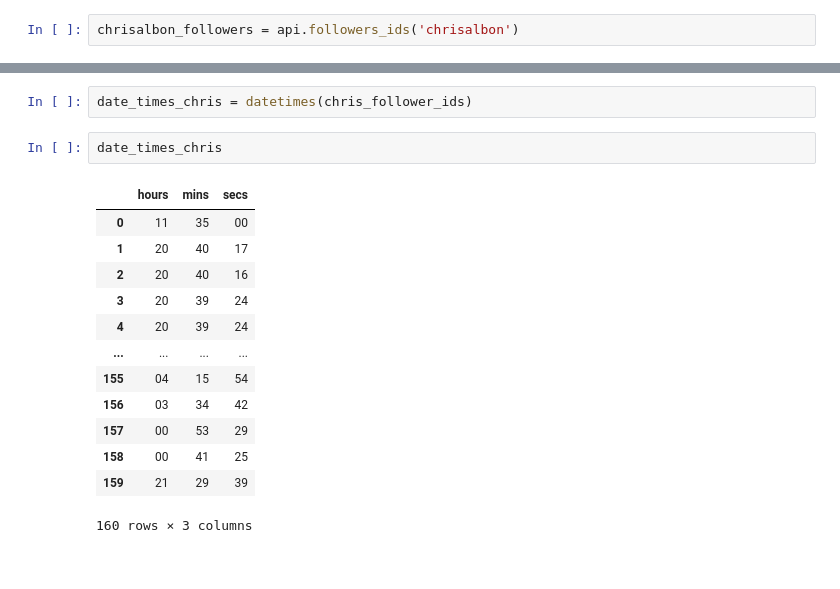
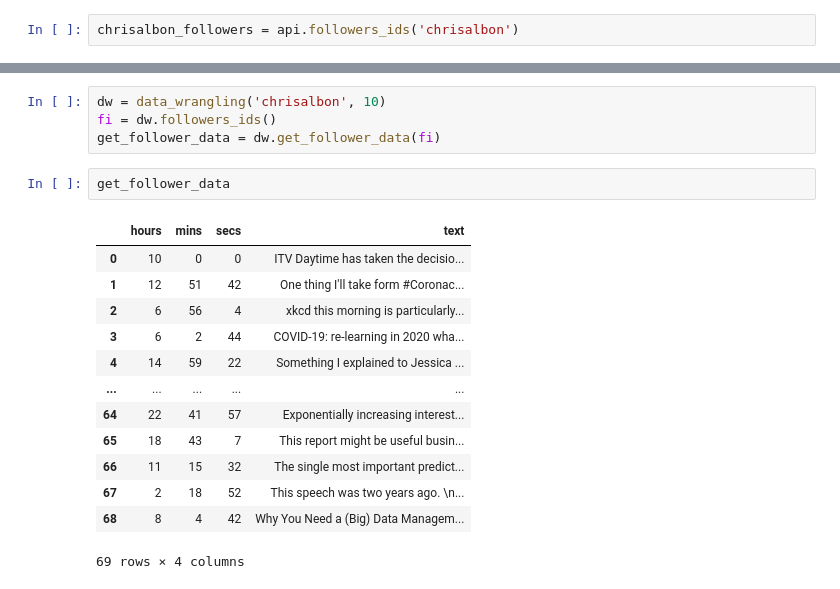
Before and after one commit to some-labs-24/data-science, a Jupyter notebook: twitter_requests/Untitled.ipynb, the cells around one changed output, grey strips where cells are left out. Saved outputs shown, nothing was run; the diff lists cells and outputs as text.

```diff
--- a/twitter_requests/Untitled.ipynb
+++ b/twitter_requests/Untitled.ipynb
@@ -163,19 +77,21 @@ def datetimes(follower_id):
-# %%
-date_times_chris = datetimes(chris_follower_ids)
-# %%
-date_times_chris
-# %% [output]
-|  | hours | mins | secs |
-| 0 | 11 | 35 | 00 |
-| 1 | 20 | 40 | 17 |
-| 2 | 20 | 40 | 16 |
-| 3 | 20 | 39 | 24 |
-| 4 | 20 | 39 | 24 |
-| ... | ... | ... | ... |
-| 155 | 04 | 15 | 54 |
-| 156 | 03 | 34 | 42 |
-| 157 | 00 | 53 | 29 |
-| 158 | 00 | 41 | 25 |
-| 159 | 21 | 29 | 39 |
-160 rows × 3 columns
+# %%
+dw = data_wrangling('chrisalbon', 10)
+fi = dw.followers_ids()
+get_follower_data = dw.get_follower_data(fi)
+# %%
+get_follower_data
+# %% [output]
+|  | hours | mins | secs | text |
+| 0 | 10 | 0 | 0 | ITV Daytime has taken the decisio... |
+| 1 | 12 | 51 | 42 | One thing I'll take form #Coronac... |
+| 2 | 6 | 56 | 4 | xkcd this morning is particularly... |
+| 3 | 6 | 2 | 44 | COVID-19: re-learning in 2020 wha... |
+| 4 | 14 | 59 | 22 | Something I explained to Jessica ... |
+| ... | ... | ... | ... | ... |
+| 64 | 22 | 41 | 57 | Exponentially increasing interest... |
+| 65 | 18 | 43 | 7 | This report might be useful busin... |
+| 66 | 11 | 15 | 32 | The single most important predict... |
+| 67 | 2 | 18 | 52 | This speech was two years ago. \n... |
+| 68 | 8 | 4 | 42 | Why You Need a (Big) Data Managem... |
+69 rows × 4 columns
 # %%
```
Also changed, not shown: parts of 22 cells of this notebook, 3 other files.
